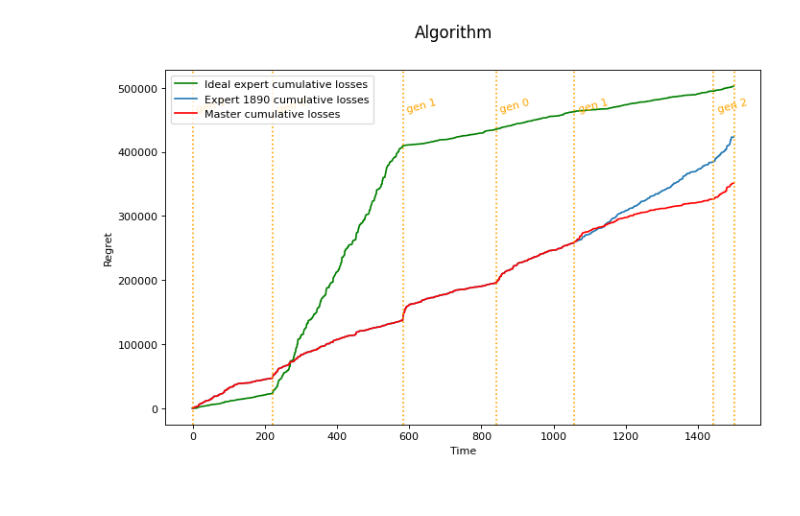
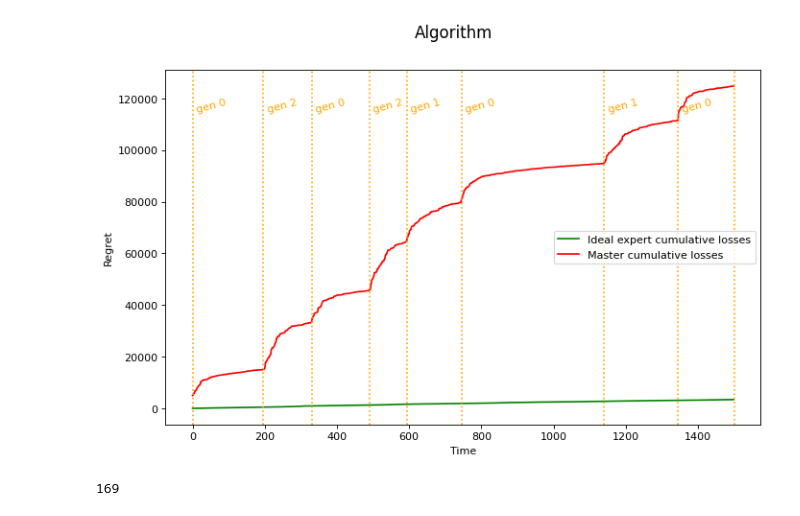
Before and after one commit to intsystems/2024-Project-125, a Jupyter notebook: code/show.ipynb, the cells around one changed output. Saved outputs shown, nothing was run; the diff lists cells and outputs as text; code cells hidden in the pictures.

```diff
--- a/code/show.ipynb
+++ b/code/show.ipynb
@@ -23,8 +23,8 @@ train_window = 10
 
 # Cоздание синтезатора, cпособного создавать workers_num наборов параметров, для каждого из которых генерировать временные ряды.
 # Сигнал - случайный вектор из нормального распределения. Отклик - скалярное произведение сигнала на вектор весов плюс нормальный шум из N(0,1)
-synt = Synthesizer(series_type, dim=20, low=-10, high=10, clip=(2 * a, 2 * b),
-                   noise_var=1, workers_num=3, random_seed=16)
+synt = Synthesizer(series_type, dim=10, low=-10, high=10, clip=(a, b),
+                   noise_var=1, workers_num=3, random_seed=121)
 
 # Создание генератора данных, склеивающего разнородные временные ряды в один
 # В данном случае источник рядов - наш синтезатор
@@ -43,7 +43,12 @@ algo = Algorithm(series_type, gen, train_window=train_window, a=a, b=b, init_pre
 algo.run()
 algo.post_calculations(from_start=from_start)
 # %%
-algo.draw_all(show=["master", "ideal"], show_experts=[1890],
+algo.draw_all(show=["master", "ideal"], #, "theoretical"], show_experts=[10, 256, 169],
                           show_axes=["regret"], height_ratios=[1], fig_size=(10, 6))
 # %% [output]
-[figure, old version]
+[figure, new version]
+# %%
+losses = algo.experts_losses_all.sum(axis=0)[1:724]
+np.argmin(losses)
+# %% [output]
+169
```
Also changed, not shown: parts of 3 cells of this notebook, 9 other files.
